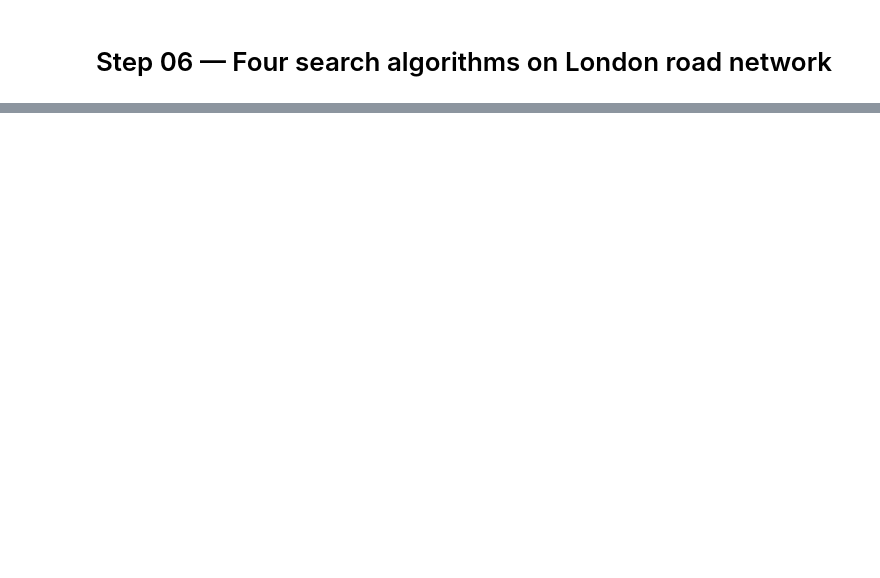
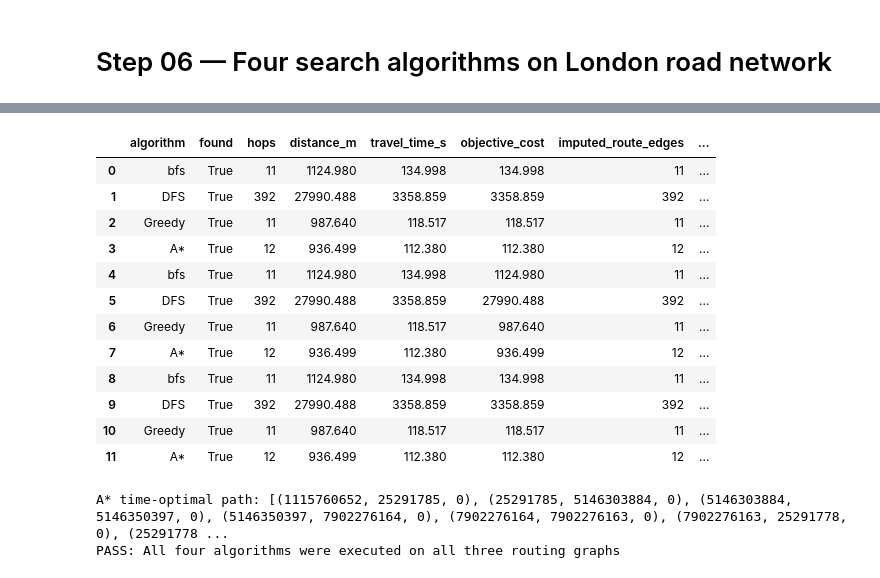
Before and after one commit to Aihan-2005/AiWithPython, a Jupyter notebook: AiLeason/notebooks/06_search_algorithms.ipynb, the cells around one changed output, grey strips where cells are left out. Saved outputs shown, nothing was run; the diff lists cells and outputs as text; code cells hidden in the pictures; blank space fills up the shorter version.

```diff
--- a/AiLeason/notebooks/06_search_algorithms.ipynb
+++ b/AiLeason/notebooks/06_search_algorithms.ipynb
@@ -194,10 +2,0 @@ Imposed closure: (6280192965, 6280192964, 0)
-# %%
-for results in (results_time, results_distance, results_free):
-    for name, result in results.items():
-        if result["found"]:
-            assert result["path_nodes"][0] == source
-            assert result["path_nodes"][-1] == goal
-            assert all(G.has_edge(*edge) for edge in result["path_edges"])
-            assert len(result["path_edges"]) == len(result["path_nodes"]) - 1
-print("PASS: Four algorithms have valid route structures across three graph objectives/scenarios")
-print("Reminder: realistic traffic-aware comparison needs a quality-checked live snapshot.")
@@ -225,0 +120,10 @@ AssertionError:
+# %%
+route_widget, route_state = interactive_map(
+    G,
+    origin=ORIGIN,
+    destination=DESTINATION,
+    traffic_graph=snapshot,
+    max_snap_distance_m=350.0,
+)
+
+display(route_widget)
@@ -225,0 +182,59 @@ AssertionError:
+# %%
+results_time = run_all_algorithms(measured_time, source, goal)
+results_distance = run_all_algorithms(measured_distance, source, goal)
+results_free = run_all_algorithms(free_flow_time, source, goal)
+
+result_columns = [
+    "algorithm",
+    "found",
+    "hops",
+    "distance_m",
+    "travel_time_s",
+    "objective_cost",
+    "imputed_route_edges",
+    "expanded_nodes",
+    "max_frontier_size",
+    "runtime_ms",
+]
+
+def results_to_frame(results, scenario_name):
+    rows = []
+    for name, result in results.items():
+        row = {key: result.get(key) for key in result_columns}
+        row["scenario"] = scenario_name
+        rows.append(row)
+    return pd.DataFrame(rows)
+
+comparison_df = pd.concat(
+    [
+        results_to_frame(results_time, "Measured Time"),
+        results_to_frame(results_distance, "Measured Distance"),
+        results_to_frame(results_free, "Free Flow"),
+    ],
+    ignore_index=True,
+)
+
+display(comparison_df.round(3))
+
+if results_time["A*"]["found"]:
+    print("A* time-optimal path:", results_time["A*"]["path_edges"])
+else:
+    print("No directed path exists for the selected origin/destination.")
+
+print("PASS: All four algorithms were executed on all three routing graphs")
+# %% [output]
+|  | algorithm | found | hops | distance_m | travel_time_s | objective_cost | imputed_route_edges | ... |
+| 0 | bfs | True | 11 | 1124.980 | 134.998 | 134.998 | 11 | ... |
+| 1 | DFS | True | 392 | 27990.488 | 3358.859 | 3358.859 | 392 | ... |
+| 2 | Greedy | True | 11 | 987.640 | 118.517 | 118.517 | 11 | ... |
+| 3 | A* | True | 12 | 936.499 | 112.380 | 112.380 | 12 | ... |
+| 4 | bfs | True | 11 | 1124.980 | 134.998 | 1124.980 | 11 | ... |
+| 5 | DFS | True | 392 | 27990.488 | 3358.859 | 27990.488 | 392 | ... |
+| 6 | Greedy | True | 11 | 987.640 | 118.517 | 987.640 | 11 | ... |
+| 7 | A* | True | 12 | 936.499 | 112.380 | 936.499 | 12 | ... |
+| 8 | bfs | True | 11 | 1124.980 | 134.998 | 134.998 | 11 | ... |
+| 9 | DFS | True | 392 | 27990.488 | 3358.859 | 3358.859 | 392 | ... |
+| 10 | Greedy | True | 11 | 987.640 | 118.517 | 118.517 | 11 | ... |
+| 11 | A* | True | 12 | 936.499 | 112.380 | 112.380 | 12 | ... |
+A* time-optimal path: [(1115760652, 25291785, 0), (25291785, 5146303884, 0), (5146303884, 5146350397, 0), (5146350397, 7902276164, 0), (7902276164, 7902276163, 0), (7902276163, 25291778, 0), (25291778 ...
+PASS: All four algorithms were executed on all three routing graphs
```
Also changed, not shown: parts of 45 cells of this notebook, 8 other files.
